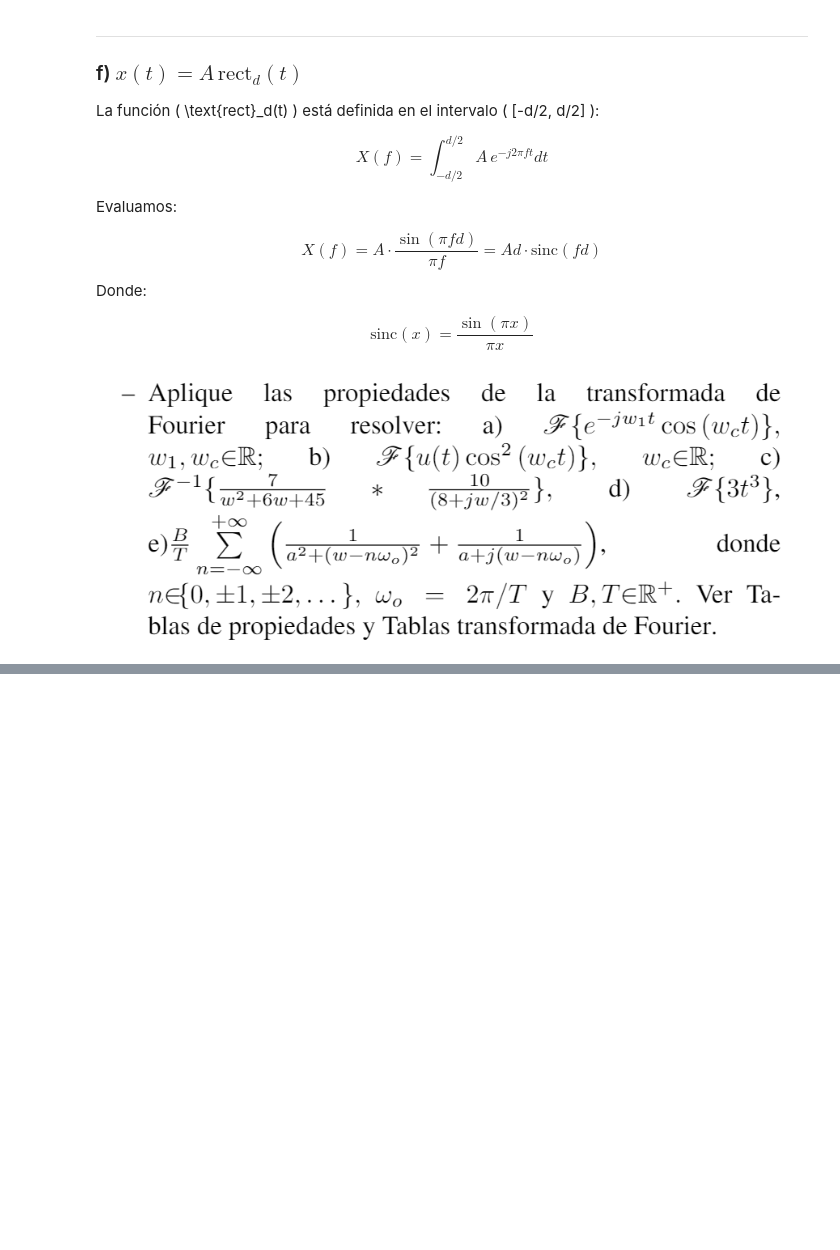
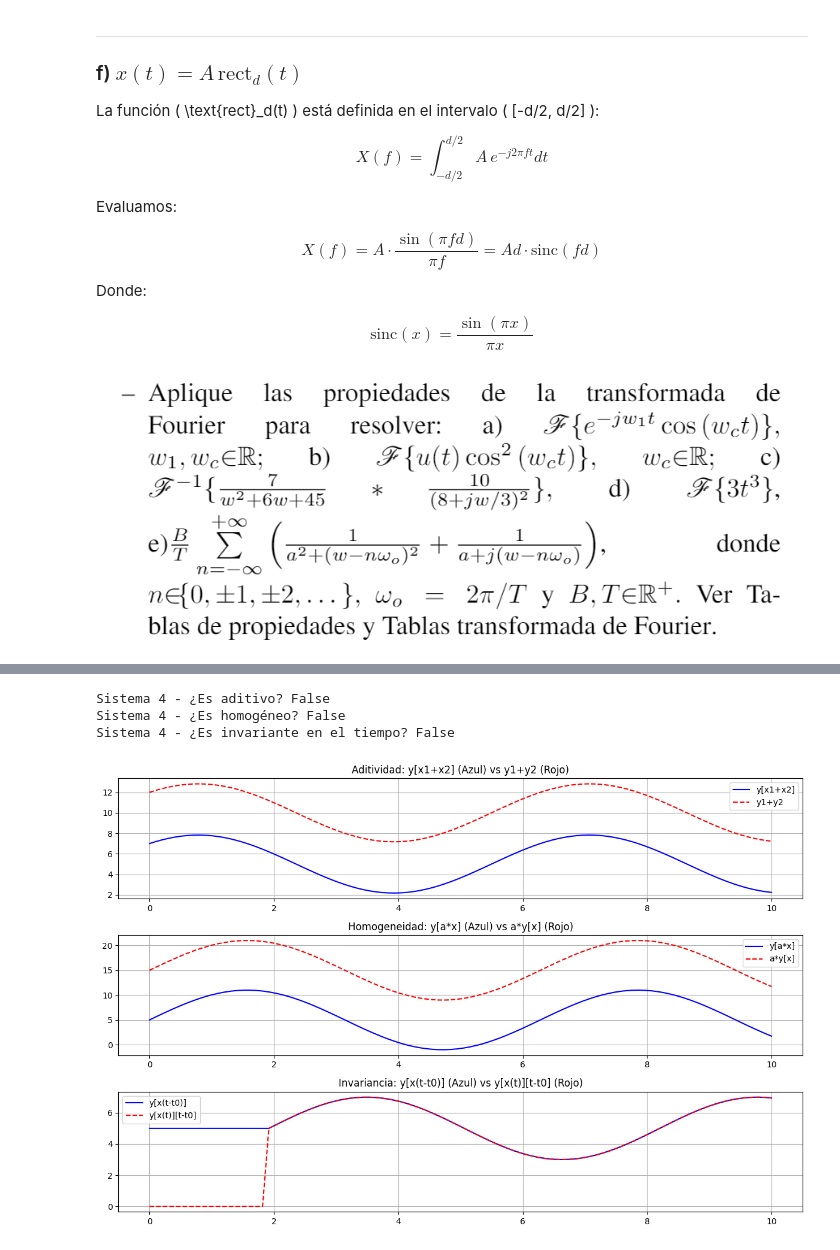
Before and after one commit to RafaelTorresCH/senalesysistemas_, a Jupyter notebook: Taller/TALLER2_SECC_1.ipynb, the cells around one changed output, grey strips where cells are left out. Drawn from its saved outputs; the diff is of its cells as text; code cells hidden in the pictures; blank space fills up the shorter version.

```diff
--- a/Taller/TALLER2_SECC_1.ipynb
+++ b/Taller/TALLER2_SECC_1.ipynb
@@ -235,0 +482,70 @@ $$
+# %%
+import numpy as np
+import matplotlib.pyplot as plt
+
+def simulate_system4(x, A, B):
+    return A * x + B
+
+A_val = 2
+B_val = 5 # Valor no nulo para la constante
+
+# --- Linealidad: Aditividad ---
+t = np.linspace(0, 10, 100)
+x1_cont = np.sin(t)
+x2_cont = np.cos(t)
+y_sum_input_cont = simulate_system4(x1_cont + x2_cont, A_val, B_val)
+y_sum_outputs_cont = simulate_system4(x1_cont, A_val, B_val) + simulate_system4(x2_cont, A_val, B_val)
+print(f"Sistema 4 - ¿Es aditivo? {np.allclose(y_sum_input_cont, y_sum_outputs_cont)}") # Esperado: False si B != 0
+
+# --- Linealidad: Homogeneidad ---
+a_scale = 3
+x_hom4 = np.sin(t)
+y_ax_hom4 = simulate_system4(a_scale * x_hom4, A_val, B_val)
+y_a_times_y_x_hom4 = a_scale * simulate_system4(x_hom4, A_val, B_val)
+print(f"Sistema 4 - ¿Es homogéneo? {np.allclose(y_ax_hom4, y_a_times_y_x_hom4)}") # Esperado: False si B != 0 y a != 1
+
+# --- Invariancia en el Tiempo ---
+k0_time = 2 # Retraso en segundos
+dt = t[1] - t[0]
+k0_samples = int(k0_time / dt)
+
+x_orig_ti4 = np.sin(t)
+y_orig_ti4 = simulate_system4(x_orig_ti4, A_val, B_val)
+
+x_shifted_ti4 = np.zeros_like(t)
+x_shifted_ti4[k0_samples:] = x_orig_ti4[:-k0_samples]
+
+y_shifted_input_ti4 = simulate_system4(x_shifted_ti4, A_val, B_val)
+y_orig_shifted_ti4 = np.zeros_like(t)
+y_orig_shifted_ti4[k0_samples:] = y_orig_ti4[:-k0_samples]
+
+print(f"Sistema 4 - ¿Es invariante en el tiempo? {np.allclose(y_shifted_input_ti4, y_orig_shifted_ti4)}") # Esperado: True
+
+plt.figure(figsize=(12, 8))
+plt.subplot(3, 1, 1)
+plt.plot(t, y_sum_input_cont, 'b-', label='y[x1+x2]')
+plt.plot(t, y_sum_outputs_cont, 'r--', label='y1+y2')
+plt.title('Aditividad: y[x1+x2] (Azul) vs y1+y2 (Rojo)')
+plt.legend()
+plt.grid(True)
+
+plt.subplot(3, 1, 2)
+plt.plot(t, y_ax_hom4, 'b-', label='y[a*x]')
+plt.plot(t, y_a_times_y_x_hom4, 'r--', label='a*y[x]')
+plt.title('Homogeneidad: y[a*x] (Azul) vs a*y[x] (Rojo)')
+plt.legend()
+plt.grid(True)
+
+plt.subplot(3, 1, 3)
+plt.plot(t, y_shifted_input_ti4, 'b-', label='y[x(t-t0)]')
+plt.plot(t, y_orig_shifted_ti4, 'r--', label='y[x(t)][t-t0]')
+plt.title('Invariancia: y[x(t-t0)] (Azul) vs y[x(t)][t-t0] (Rojo)')
+plt.legend()
+plt.grid(True)
+plt.tight_layout()
+plt.show()
+# %% [output]
+Sistema 4 - ¿Es aditivo? False
+Sistema 4 - ¿Es homogéneo? False
+Sistema 4 - ¿Es invariante en el tiempo? False
+[figure, added]
```
Also changed, not shown: parts of 13 cells of this notebook.
